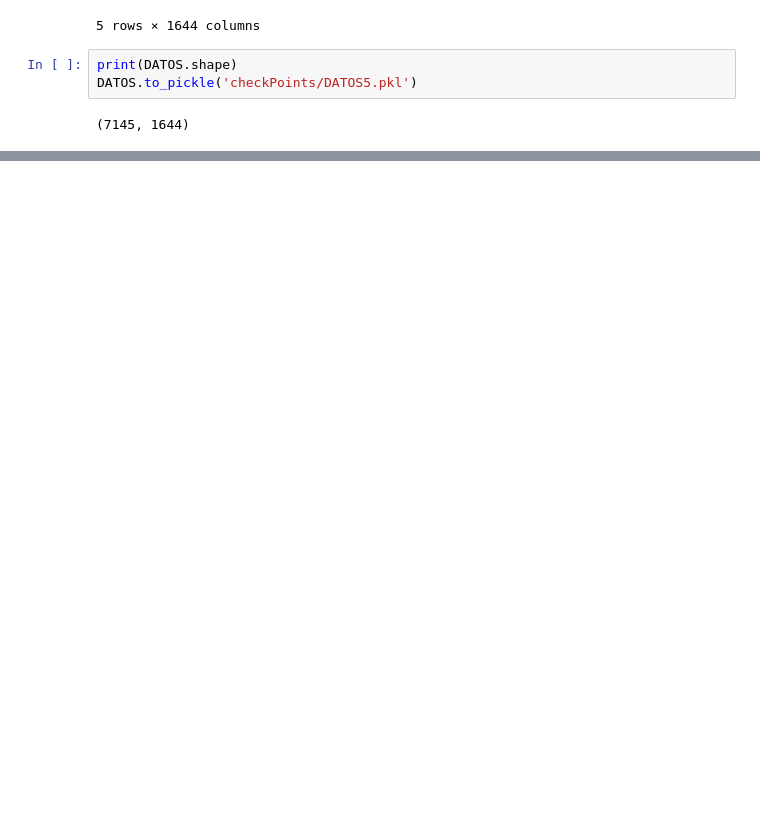
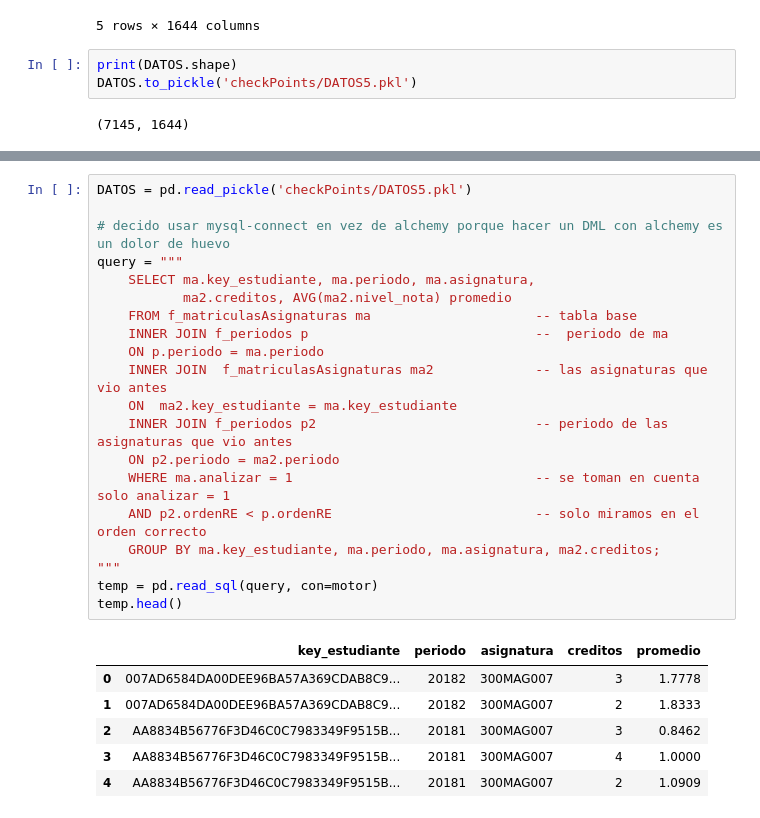
Before and after one commit to jaimereinoso2/pg2, a Jupyter notebook: prepararDATOS.ipynb, the cells around one changed output, grey strips where cells are left out. Saved outputs shown, nothing was run; the diff lists cells and outputs as text; blank space fills up the shorter version.

```diff
--- a/prepararDATOS.ipynb
+++ b/prepararDATOS.ipynb
@@ -480,0 +488,27 @@ DATOS.to_pickle('checkPoints/DATOS5.pkl')
+# %%
+DATOS = pd.read_pickle('checkPoints/DATOS5.pkl')
+
+# decido usar mysql-connect en vez de alchemy porque hacer un DML con alchemy es un dolor de huevo
+query = """
+    SELECT ma.key_estudiante, ma.periodo, ma.asignatura,
+           ma2.creditos, AVG(ma2.nivel_nota) promedio
+    FROM f_matriculasAsignaturas ma						-- tabla base
+    INNER JOIN f_periodos p								--  periodo de ma
+    ON p.periodo = ma.periodo
+    INNER JOIN  f_matriculasAsignaturas ma2				-- las asignaturas que vio antes
+    ON  ma2.key_estudiante = ma.key_estudiante
+    INNER JOIN f_periodos p2							-- periodo de las asignaturas que vio antes
+    ON p2.periodo = ma2.periodo
+    WHERE ma.analizar = 1								-- se toman en cuenta solo analizar = 1
+    AND p2.ordenRE < p.ordenRE                          -- solo miramos en el orden correcto
+    GROUP BY ma.key_estudiante, ma.periodo, ma.asignatura, ma2.creditos;
+"""
+temp = pd.read_sql(query, con=motor)
+temp.head()
+# %% [output]
+|  | key_estudiante | periodo | asignatura | creditos | promedio |
+| 0 | 007AD6584DA00DEE96BA57A369CDAB8C9... | 20182 | 300MAG007 | 3 | 1.7778 |
+| 1 | 007AD6584DA00DEE96BA57A369CDAB8C9... | 20182 | 300MAG007 | 2 | 1.8333 |
+| 2 | AA8834B56776F3D46C0C7983349F9515B... | 20181 | 300MAG007 | 3 | 0.8462 |
+| 3 | AA8834B56776F3D46C0C7983349F9515B... | 20181 | 300MAG007 | 4 | 1.0000 |
+| 4 | AA8834B56776F3D46C0C7983349F9515B... | 20181 | 300MAG007 | 2 | 1.0909 |
```
Also changed, not shown: parts of 4 cells of this notebook, 1 other file.
